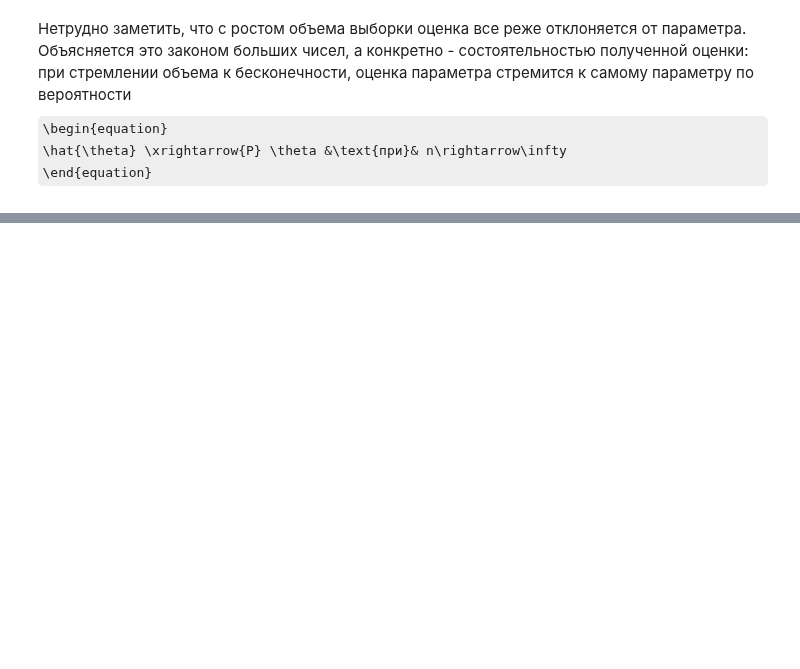
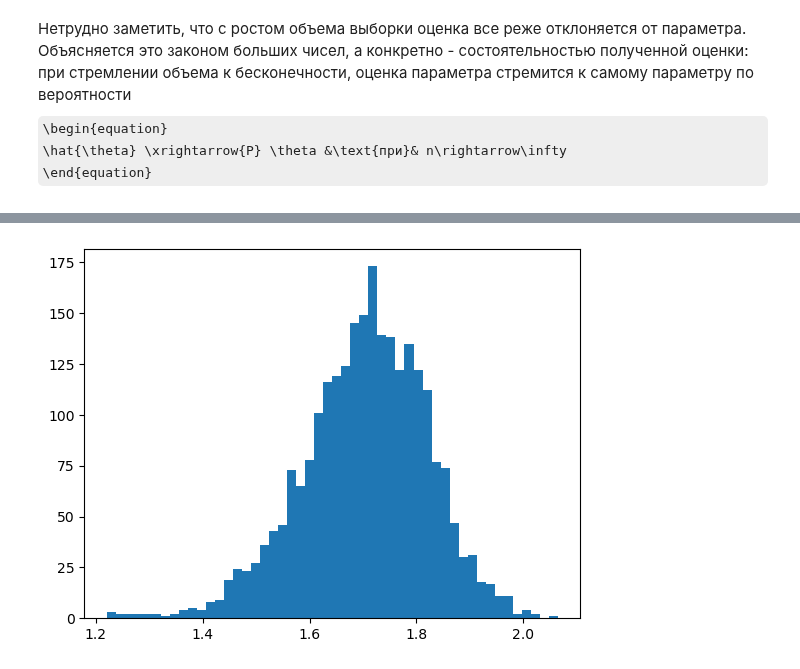
Before and after one commit to alexmoroz002/Math-Stat, a Jupyter notebook: Lab-2.ipynb, the cells around one changed output, grey strips where cells are left out. Drawn from its saved outputs; the diff is of its cells as text; code cells hidden in the pictures; some formulas as TeX source; blank space fills up the shorter version.

```diff
--- a/Lab-2.ipynb
+++ b/Lab-2.ipynb
@@ -158,0 +239,8 @@ plt.show()
+# %%
+gen_arr = np.empty(2500)
+for j in range(2500):
+    gen_arr[j] = sample()
+plt.hist(gen_arr, bins=50)
+plt.show()
+# %% [output]
+[figure, added]
```
Also changed, not shown: parts of 12 cells of this notebook.
